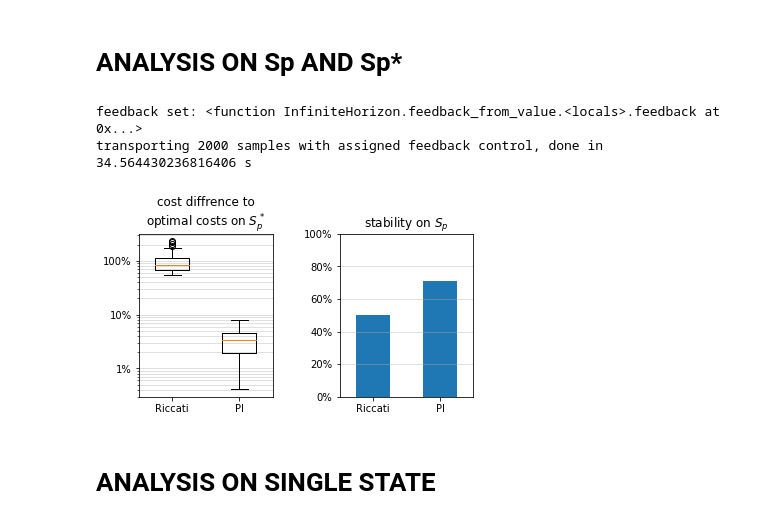
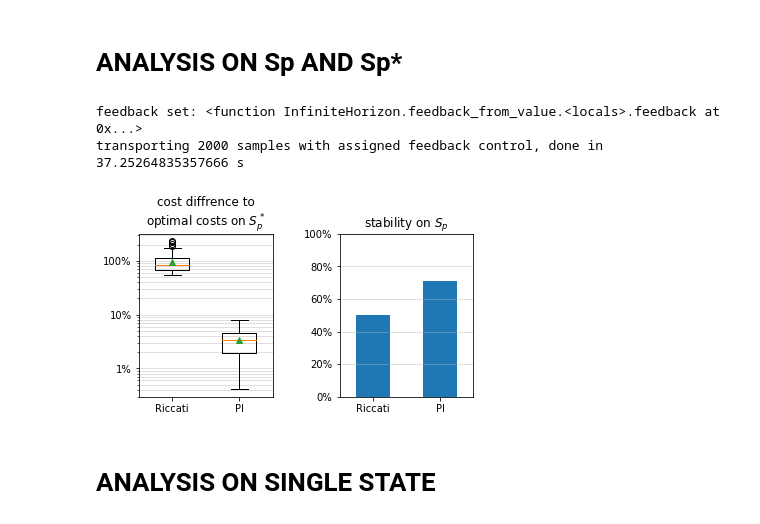
Before and after one commit to antonscharton/infinite-horizon-hjb-nn, a Jupyter notebook: example_reactiondiffusion.ipynb, the cells around one changed output. Cells and saved outputs as stored; diff of their text form; code cells hidden in the pictures.

```diff
--- a/example_reactiondiffusion.ipynb
+++ b/example_reactiondiffusion.ipynb
@@ -103,46 +103,48 @@ training finished: 3872 train steps in 56.65 s
 # %% [markdown]
 # ANALYSIS ON Sp AND Sp*
+# %%
+# test sample set Sp with 2000 polynomial states
+test_filename = 'Sp.samples'
+dataset = pickle.load(open(test_filename,'rb'))
+
+# calculate costs for Sp controlled with pi feedback model
+env.set_feedback(controller)
+_, COSTS_pi = case.transport_states(dataset['X0'], dt=dt, k=int(5/dt))
+
+# difference to optimal costs for k first (most expensive) states
+k = 100
+D_pi = (COSTS_pi[:k].flatten() - dataset['costs'][:k])/dataset['costs'][:k]
+D_ricc = (dataset['costs_riccati'][:k] - dataset['costs'][:k])/dataset['costs'][:k]
+
+# stability
+S_pi = (len(COSTS_pi) - np.sum(np.isnan(COSTS_pi)))/len(COSTS_pi)
+S_ricc = (len(dataset['costs_riccati']) - np.sum(np.isnan(dataset['costs_riccati'])))/len(dataset['costs_riccati'])
+# %% [output]
+feedback set: <function InfiniteHorizon.feedback_from_value.<locals>.feedback at 0x...>
+transporting 2000 samples with assigned feedback control, done in 37.25264835357666 s
 # %%
-# test sample set Sp with 2000 polynomial states
-test_filename = 'Sp.samples'
-dataset = pickle.load(open(test_filename,'rb'))
-
-# calculate costs for Sp controlled with pi feedback model
-env.set_feedback(controller)
-_, COSTS_pi = case.transport_states(dataset['X0'], dt=dt, k=int(5/dt))
-
-# difference to optimal costs for k first (most expensive) states
-k = 100
-D_pi = (COSTS_pi[:k].flatten() - dataset['costs'][:k])/dataset['costs'][:k]*100
-D_ricc = (dataset['costs_riccati'][:k] - dataset['costs'][:k])/dataset['costs'][:k]*100
-
-# stability
-S_pi = (len(COSTS_pi) - np.sum(np.isnan(COSTS_pi)))/len(COSTS_pi)*100
-S_ricc = (len(dataset['costs_riccati']) - np.sum(np.isnan(dataset['costs_riccati'])))/len(dataset['costs_riccati'])*100
-
 #plot
+from matplotlib.ticker import FuncFormatter
 fig, axes = plt.subplots(1,2, figsize=(6,3))
 axes[0].set_title('cost diffrence to\n' + r'optimal costs on $S_p^*$')
-axes[0].boxplot([D_ricc, D_pi], widths=0.5)
+axes[0].boxplot([D_ricc, D_pi], widths=0.5, showmeans=True)
 axes[0].set_yscale('log')
 axes[0].set_xticklabels(['Riccati','PI'])
 axes[0].set_xlim([0.5, 2.5])
 axes[0].grid(axis='y', which='both', alpha=0.5)
-axes[0].set_yticklabels([str(int(x)) + '%' for x in axes[0].get_yticks()])
+axes[0].yaxis.set_major_formatter(FuncFormatter(lambda y, _: '{:.0%}'.format(y)))
 axes[1].set_title(r'stability on $S_p$')
-axes[1].bar([1,2], [S_ricc, S_pi], width=0.5)
+axes[1].bar([1,2], [S_ricc*100, S_pi*100], width=0.5)
 axes[1].set_xticks([1,2])
 axes[1].set_xticklabels(['Riccati','PI'])
 axes[1].set_ylim([0,100])
 axes[1].grid(axis='y', alpha=0.5)
 axes[1].set_xlim([0.5, 2.5])
-axes[1].set_yticklabels([str(int(x)) + '%' for x in axes[1].get_yticks()])
+axes[1].yaxis.set_major_formatter(FuncFormatter(lambda y, _: '{:.0%}'.format(y/100)))
 plt.subplots_adjust(wspace=0.5)
 plt.show()
 # %% [output]
-feedback set: <function InfiniteHorizon.feedback_from_value.<locals>.feedback at 0x...>
-transporting 2000 samples with assigned feedback control, done in 34.564430236816406 s
-[figure, old version]
+[figure, new version]
 # %% [markdown]
 # ANALYSIS ON SINGLE STATE
 # %%
```
Also changed, not shown: parts of 5 cells of this notebook, 2 other files.
